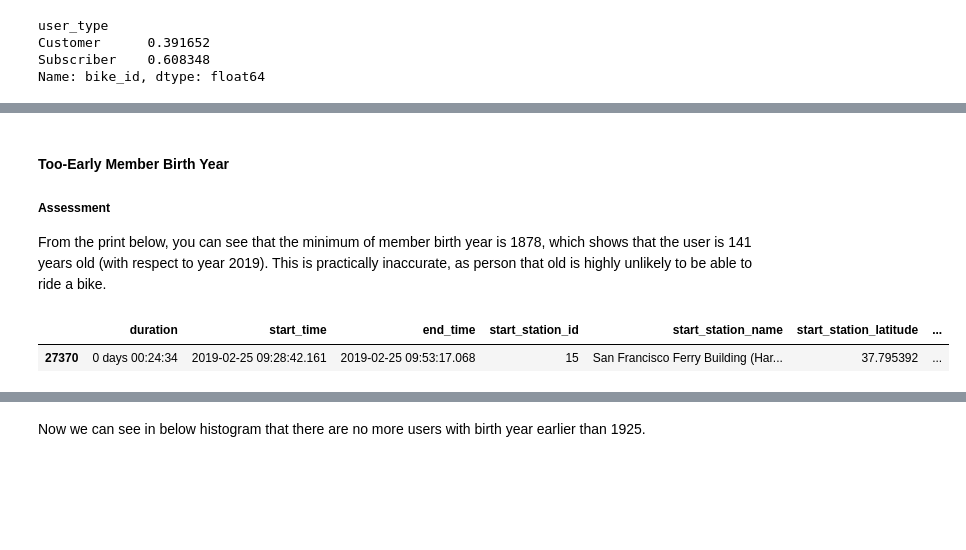
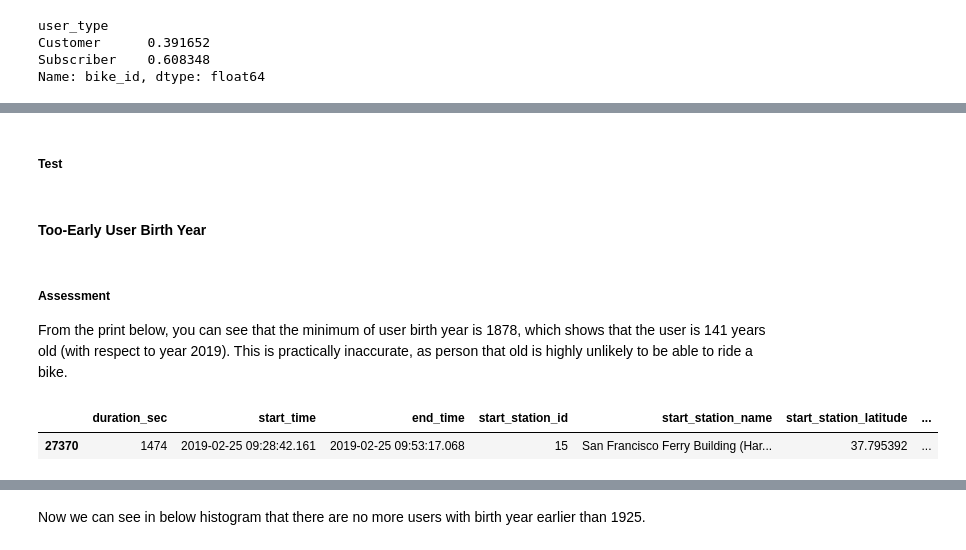
Before and after one commit to fletchersarip93/ford-gobike-data-analysis, a Jupyter notebook: exploration_ford_gobike.ipynb, the cells around one changed output, grey strips where cells are left out. Drawn from its saved outputs; the diff is of its cells as text; code cells hidden in the pictures; blank space fills up the shorter version.

```diff
--- a/exploration_ford_gobike.ipynb
+++ b/exploration_ford_gobike.ipynb
@@ -26,8 +31,8 @@ df = pd.read_csv('data/201902-fordgobike-tripdata.csv',
                         'user_type': 'category',
                         'member_birth_year': 'Int16',
                         'member_gender': 'category'})
-df.duration_sec = pd.to_timedelta(df.duration_sec, unit='sec')
-df.rename(columns={'duration_sec': 'duration'}, inplace=True)
+
+df.rename(columns={'member_birth_year': 'user_birth_year', 'member_gender': 'user_gender'}, inplace=True)
 
 assert df.iloc[0].start_time == pd.to_datetime('2019-02-28 17:32:10.1450') # consistency check
 # %% [markdown]
@@ -141,0 +151,7 @@ Conclusion: It is okay to have null member birth year and gender, which is consi
+# %%
+not_given_cat = 'Not Given'
+if not_given_cat not in df.user_gender.cat.categories:
+    df.user_gender = df.user_gender.cat.add_categories(not_given_cat)
+df.user_gender = df.user_gender.fillna(not_given_cat)
+# %% [markdown]
+##### Test
@@ -142,11 +160,11 @@ Conclusion: It is okay to have null member birth year and gender, which is consi
+# %% [markdown]
+#### Too-Early User Birth Year
 # %% [markdown]
-#### Too-Early Member Birth Year
-
 ##### Assessment
-From the print below, you can see that the minimum of member birth year is 1878, which shows that the user is 141 years old (with respect to year 2019). This is practically inaccurate, as person that old is highly unlikely to be able to ride a bike.
+From the print below, you can see that the minimum of user birth year is 1878, which shows that the user is 141 years old (with respect to year 2019). This is practically inaccurate, as person that old is highly unlikely to be able to ride a bike.
 # %%
-df.loc[df.member_birth_year == df.member_birth_year.min()]
+df.loc[df.user_birth_year == df.user_birth_year.min()]
 # %% [output]
-|  | duration | start_time | end_time | start_station_id | start_station_name | start_station_latitude | ... |
-| 27370 | 0 days 00:24:34 | 2019-02-25 09:28:42.161 | 2019-02-25 09:53:17.068 | 15 | San Francisco Ferry Building (Har... | 37.795392 | ... |
+|  | duration_sec | start_time | end_time | start_station_id | start_station_name | start_station_latitude | ... |
+| 27370 | 1474 | 2019-02-25 09:28:42.161 | 2019-02-25 09:53:17.068 | 15 | San Francisco Ferry Building (Har... | 37.795392 | ... |
 # %%
```
Also changed, not shown: parts of 239 cells of this notebook.
